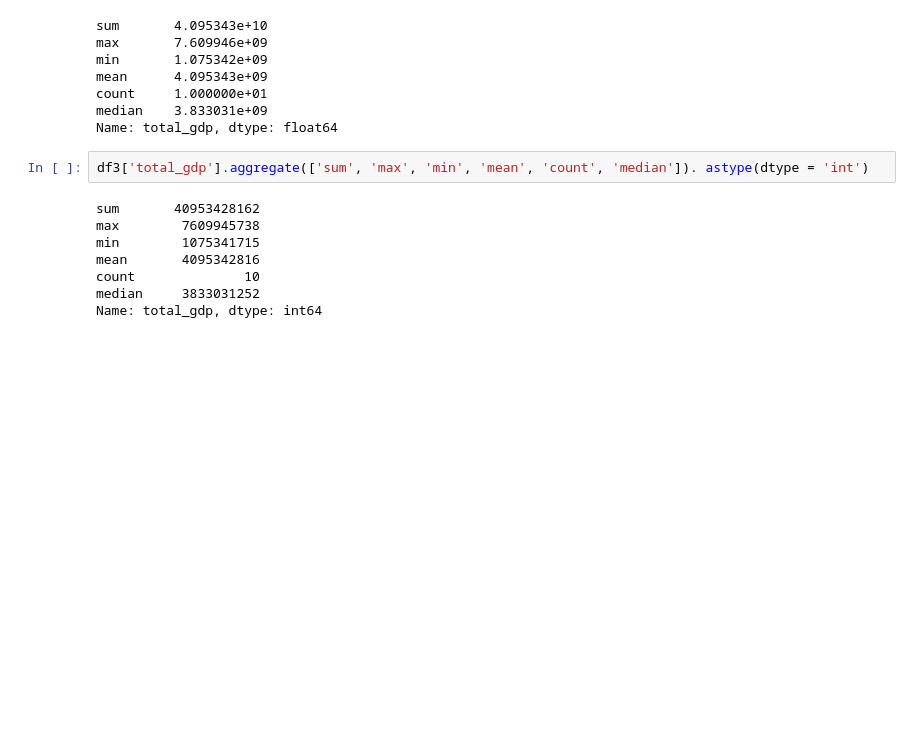
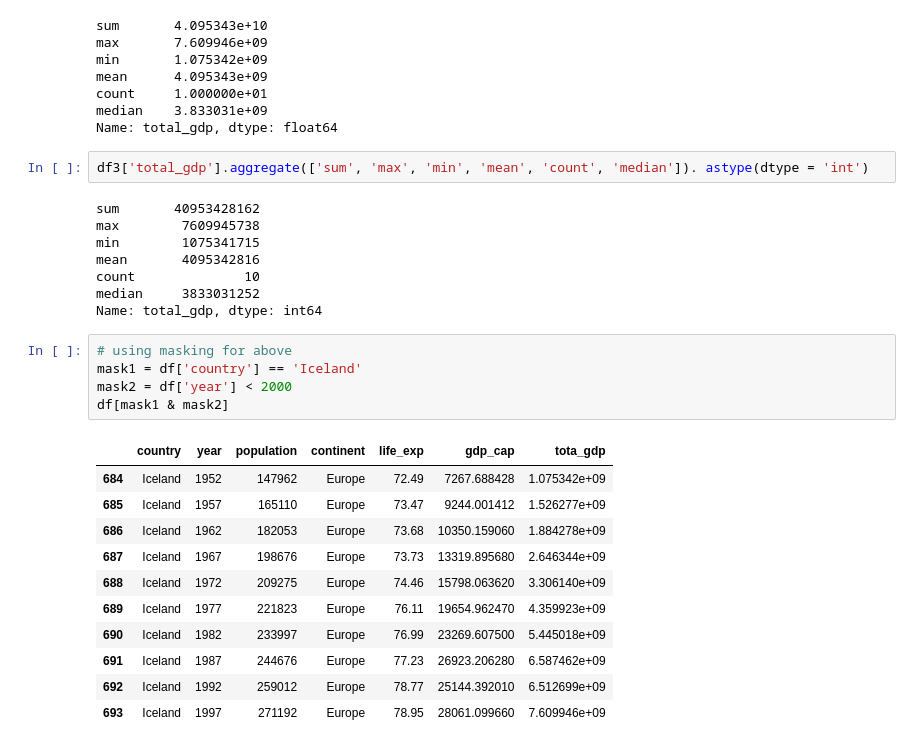
Before and after one commit to V-arshaSharma/Data-Expolatory-, a Jupyter notebook: Mckinsey_csv.ipynb, the cells around one changed output. Cells and saved outputs as stored; diff of their text form; blank space fills up the shorter version.

```diff
--- a/Mckinsey_csv.ipynb
+++ b/Mckinsey_csv.ipynb
@@ -186,3 +186,20 @@ mean       4095342816
 count              10
 median     3833031252
 Name: total_gdp, dtype: int64
+# %%
+# using masking for above
+mask1 = df['country'] == 'Iceland'
+mask2 = df['year'] < 2000
+df[mask1 & mask2]
+# %% [output]
+|  | country | year | population | continent | life_exp | gdp_cap | tota_gdp |
+| 684 | Iceland | 1952 | 147962 | Europe | 72.49 | 7267.688428 | 1.075342e+09 |
+| 685 | Iceland | 1957 | 165110 | Europe | 73.47 | 9244.001412 | 1.526277e+09 |
+| 686 | Iceland | 1962 | 182053 | Europe | 73.68 | 10350.159060 | 1.884278e+09 |
+| 687 | Iceland | 1967 | 198676 | Europe | 73.73 | 13319.895680 | 2.646344e+09 |
+| 688 | Iceland | 1972 | 209275 | Europe | 74.46 | 15798.063620 | 3.306140e+09 |
+| 689 | Iceland | 1977 | 221823 | Europe | 76.11 | 19654.962470 | 4.359923e+09 |
+| 690 | Iceland | 1982 | 233997 | Europe | 76.99 | 23269.607500 | 5.445018e+09 |
+| 691 | Iceland | 1987 | 244676 | Europe | 77.23 | 26923.206280 | 6.587462e+09 |
+| 692 | Iceland | 1992 | 259012 | Europe | 78.77 | 25144.392010 | 6.512699e+09 |
+| 693 | Iceland | 1997 | 271192 | Europe | 78.95 | 28061.099660 | 7.609946e+09 |
```
Also changed, not shown: parts of 18 cells of this notebook.
